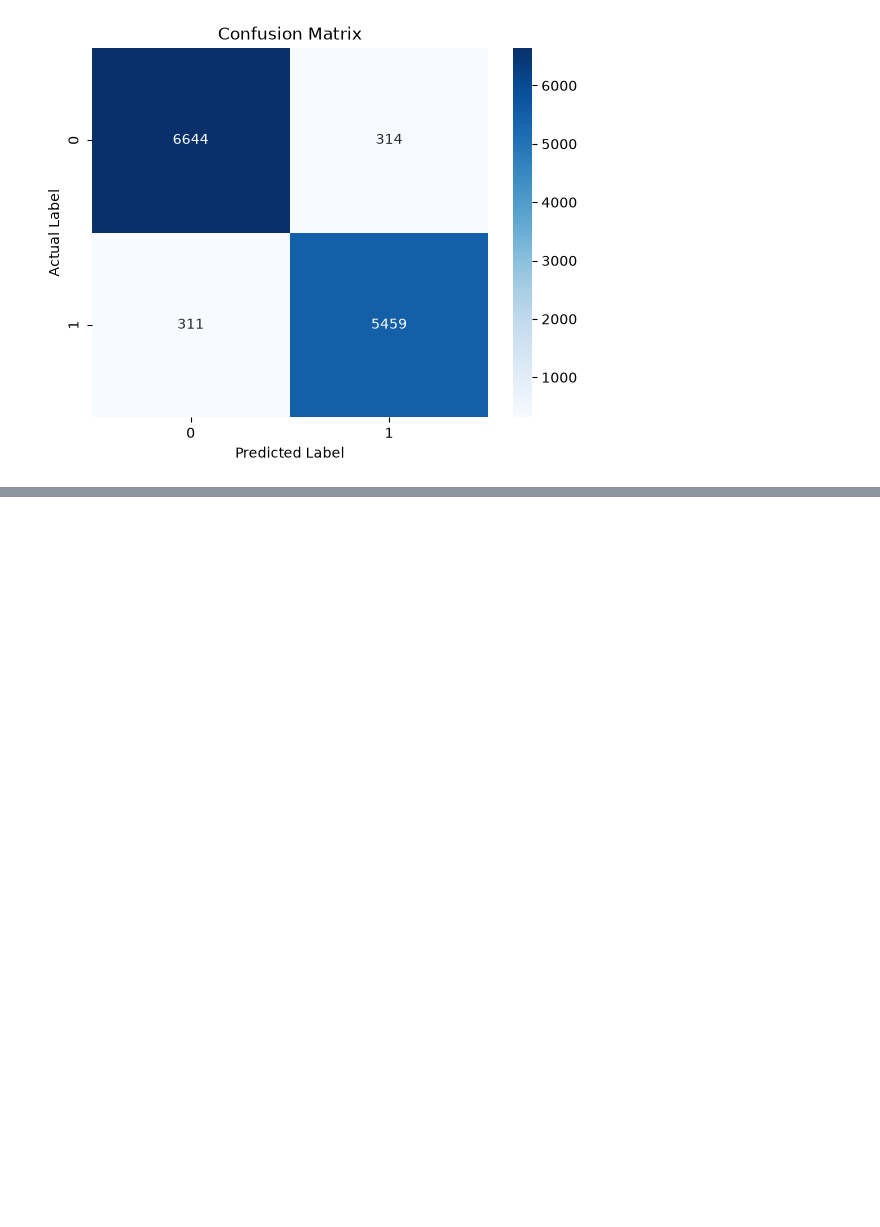
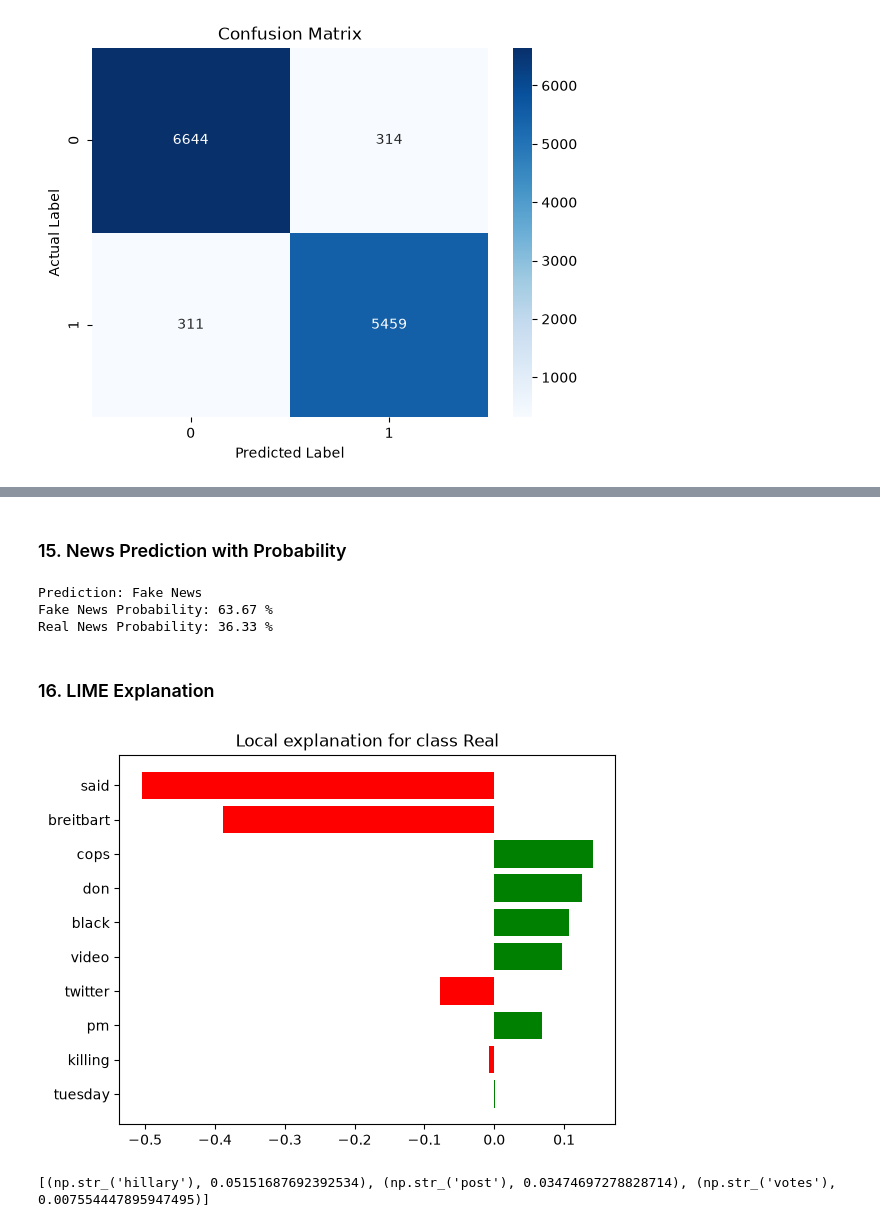
Before and after one commit to johnjustina751-coder/explainable-fake-news-detection, a Jupyter notebook: Explainable-Fake-News-Detection-System.ipynb, the cells around one changed output, grey strips where cells are left out. Cells and saved outputs as stored; diff of their text form; code cells hidden in the pictures; blank space fills up the shorter version.

Commit message:
Organized completed fake news detection notebook with dataset understanding, preprocessing, TF-IDF, Logistic Regression evaluation and LIME explainability

```diff
--- a/Explainable-Fake-News-Detection-System.ipynb
+++ b/Explainable-Fake-News-Detection-System.ipynb
@@ -373,0 +421,2 @@ plt.show()
+# %%
+explainer = LimeTextExplainer(class_names=['Fake', 'Real'])
@@ -373,0 +425,36 @@ plt.show()
+# %%
+def predict_probability(text):
+    text_tfidf = tfidf.transform(text)
+
+    return model.predict_proba(text_tfidf)
+# %%
+sample_text = df_clean['content_no_stopwords'].iloc[1]
+# %% [markdown]
+### 15. News Prediction with Probability
+# %%
+probability = predict_probability([sample_text])
+
+if probability[0][0] > probability[0][1]:
+    print("Prediction: Fake News")
+else:
+    print("Prediction: Real News")
+
+print("Fake News Probability:", round(probability[0][0] * 100, 2), "%")
+print("Real News Probability:", round(probability[0][1] * 100, 2), "%")
+# %% [output]
+Prediction: Fake News
+Fake News Probability: 63.67 %
+Real News Probability: 36.33 %
+# %% [markdown]
+### 16. LIME Explanation
+# %%
+explanation = explainer.explain_instance(
+    sample_text,
+    predict_probability,
+    num_features=10
+)
+# %%
+explanation.as_pyplot_figure()
+plt.show()
+# %% [output]
+[figure, added]
@@ -373,0 +467,4 @@ plt.show()
+# %%
+print(explanation.as_list())
+# %% [output]
+[(np.str_('hillary'), 0.05151687692392534), (np.str_('post'), 0.03474697278828714), (np.str_('votes'), 0.007554447895947495)]
```
Also changed, not shown: parts of 15 cells of this notebook.
